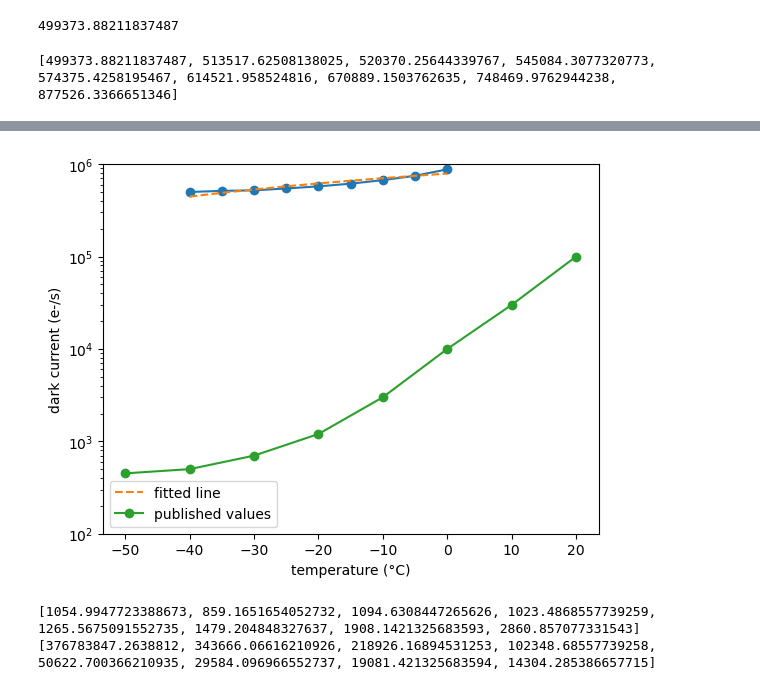
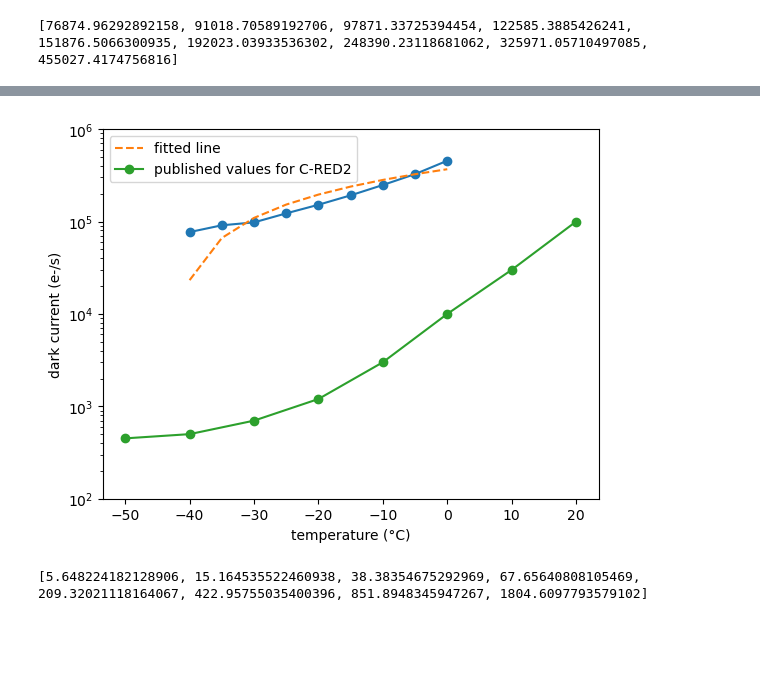
Before and after one commit to courtneyduong/cred2-characterization, a Jupyter notebook: dark current analysis.ipynb, the cells around one changed output, grey strips where cells are left out. Saved outputs shown, nothing was run; the diff lists cells and outputs as text; code cells hidden in the pictures; blank space fills up the shorter version.

```diff
--- a/dark current analysis.ipynb
+++ b/dark current analysis.ipynb
@@ -16,28 +16,22 @@ dark0 = fits.getdata(r"D:/HWP_Characterization/Data/Raw/CRED2_Characterization/D
 darks = [dark40, dark35, dark30, dark25, dark20, dark15, dark10, dark5, dark0]
 # %%
 # load and subtract master bias frame from dark frames
-# bias = fits.getdata(r"D:/HWP_Characterization/Data/Raw/CRED2_Characterization/Bias/_____.fits")
-# darks_subtracted = [dark - bias for dark in darks]
+bias = np.mean(fits.getdata(r"D:/HWP_Characterization/Data/Raw/CRED2_Characterization/Bias/-40.0C_0.0028_5_dark_current_test.fits"), axis=0)
+darks_subtracted = [dark - bias for dark in darks]
+fits.PrimaryHDU(darks_subtracted[0]).writeto("darks_subtracted_.fits", overwrite=True)
-# %%
-dark40_avg = np.mean(dark40, axis=0)
-pixel_avg_40 = np.mean(dark40_avg)
-dark_current_40 = pixel_avg_40 / (2.5*10**-3)
-print(dark_current_40)
-# %% [output]
-499373.88211837487
 # %%
 # average dark frames over 255 reads:
-dark_avgs = [np.mean(dark, axis=0) for dark in darks]
+dark_avgs = [np.mean(dark_sub, axis=0) for dark_sub in darks_subtracted]
 
 # calculate mean pixel values at each temperature
 pixel_avgs = [np.mean(dark_avg) for dark_avg in dark_avgs]
 
 # calculate dark current = mean pixel value / exposure time
-exposure_time = 2.5*10**(-3) # all dark frames have the same exposure time (ms)
+exposure_time = 2.5/1000 # all dark frames have the same exposure time (ms)
 dark_current = [pixel_avg / exposure_time for pixel_avg in pixel_avgs] # list of dark currents in e-/s, sorted by temperature ascending
 print(dark_current)
 # %% [output]
-[499373.88211837487, 513517.62508138025, 520370.25644339767, 545084.3077320773, 574375.4258195467, 614521.958524816, 670889.1503762635, 748469.9762944238, 877526.3366651346]
+[76874.96292892158, 91018.70589192706, 97871.33725394454, 122585.3885426241, 151876.5066300935, 192023.03933536302, 248390.23118681062, 325971.05710497085, 455027.4174756816]
 # %%
 # plot temperature vs dark current
 temp = [-40, -35, -30, -25, -20, -15, -10, -5, 0]
@@ -53,7 +47,7 @@ plt.plot(temp, dark_current_fit, '--', label='fitted line')
 # these are for cred2 not cred2 er
 temp_pub = [-50, -40, -30, -20, -10, 0, 10, 20]
 dark_current_pub = [450, 500, 700, 1200, 3000, 10000, 30000, 100000]
-plt.plot(temp_pub, dark_current_pub, '-o', label='published values')
+plt.plot(temp_pub, dark_current_pub, '-o', label='published values for C-RED2')
 
 # other plot stuff
 plt.ylabel('dark current (e-/s)')
@@ -68,3 +62,3 @@ dark current increases at a rate of 8626.47436828212 e-/s per degree Celsius
-[figure, old version]
+[figure, new version]
 # %%
 # b/c previous measured dark current is so high, measure dark current again but w/ changing exposure time: dark current is supposed to increase with time
@@ -81,16 +78,11 @@ darkts = [darkt0, darkt2_5, darkt5, darkt10, darkt25, darkt50, darkt100, darkt20
 # %%
 # average dark frames over 10 reads:
-darkt_avgs = [np.mean(darkt, axis=0) for darkt in darkts]
+darkt_avgs = [np.mean(darkt, axis=0) for darkt in darkts_subtracted]
 
-# calculate mean pixel values at each tint
+# calculate mean pixel values at each tint -> this is the avg dark signal or dark current
 pixel_avgs_t = [np.mean(darkt_avg) for darkt_avg in darkt_avgs]
-print(pixel_avgs_t)
-# calculate dark current = mean pixel value / exposure time
-exposure_times = [0.0028/1000, 2.5/1000, 5/1000, 10/1000, 25/1000, 50/1000, 100/1000, 200/1000] # in s
-dark_current_t = [pixel_avg_t / exposure_time for pixel_avg_t, exposure_time in zip(pixel_avgs_t, exposure_times)] # list of dark currents in e-/s, sorted by tint ascending
-print(dark_current_t)
+print(pixel_avgs_t) # negative values are due to defective frames in original image
 # %% [output]
-[1054.9947723388673, 859.1651654052732, 1094.6308447265626, 1023.4868557739259, 1265.5675091552735, 1479.204848327637, 1908.1421325683593, 2860.857077331543]
-[376783847.2638812, 343666.06616210926, 218926.16894531253, 102348.68557739258, 50622.700366210935, 29584.096966552737, 19081.421325683594, 14304.285386657715]
+[5.648224182128906, 15.164535522460938, 38.38354675292969, 67.65640808105469, 209.32021118164067, 422.95755035400396, 851.8948345947267, 1804.6097793579102]
 # %%
 # plot tint vs dark current
```
Also changed, not shown: parts of 4 cells of this notebook.
